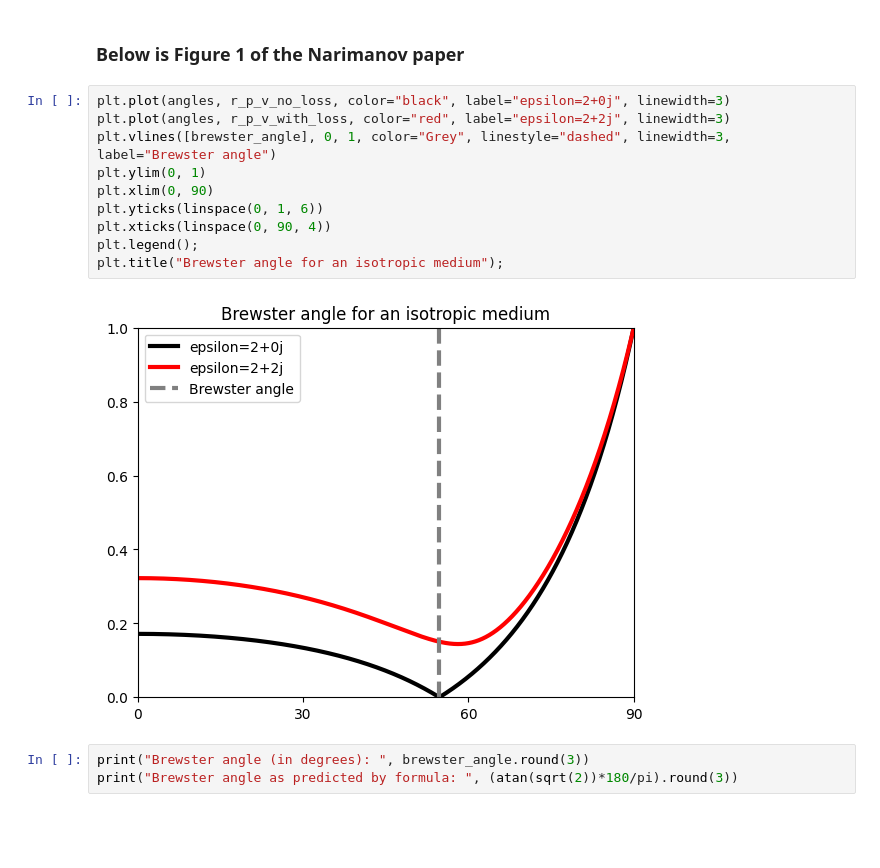
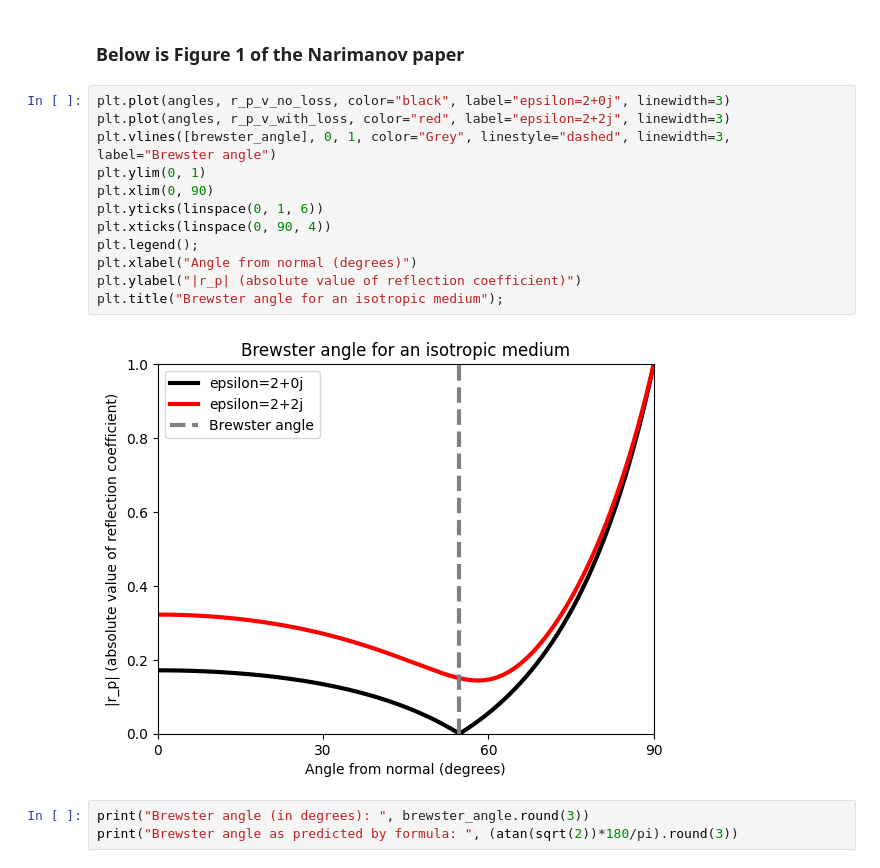
Before and after one commit to AliGhorashiCMT/Coherent-Perfect-Absorption, a Jupyter notebook: thin films/nonlocal_anistropic_brewster.ipynb, the cells around one changed output. Drawn from its saved outputs; the diff is of its cells as text; blank space fills up the shorter version.

```diff
--- a/thin films/nonlocal_anistropic_brewster.ipynb
+++ b/thin films/nonlocal_anistropic_brewster.ipynb
@@ -125,15 +113,17 @@ brewster_angle = angles[np.argmin(r_p_v_no_loss)]
 # %%
 plt.plot(angles, r_p_v_no_loss, color="black", label="epsilon=2+0j", linewidth=3)
 plt.plot(angles, r_p_v_with_loss, color="red", label="epsilon=2+2j", linewidth=3)
 plt.vlines([brewster_angle], 0, 1, color="Grey", linestyle="dashed", linewidth=3, label="Brewster angle")
 plt.ylim(0, 1)
 plt.xlim(0, 90)
 plt.yticks(linspace(0, 1, 6))
 plt.xticks(linspace(0, 90, 4))
 plt.legend();
+plt.xlabel("Angle from normal (degrees)")
+plt.ylabel("|r_p| (absolute value of reflection coefficient)")
 plt.title("Brewster angle for an isotropic medium");
 # %% [output]
-[figure, old version]
+[figure, new version]
 # %%
 print("Brewster angle (in degrees): ", brewster_angle.round(3))
 print("Brewster angle as predicted by formula: ", (atan(sqrt(2))*180/pi).round(3))
```
Also changed, not shown: parts of 27 cells of this notebook.
